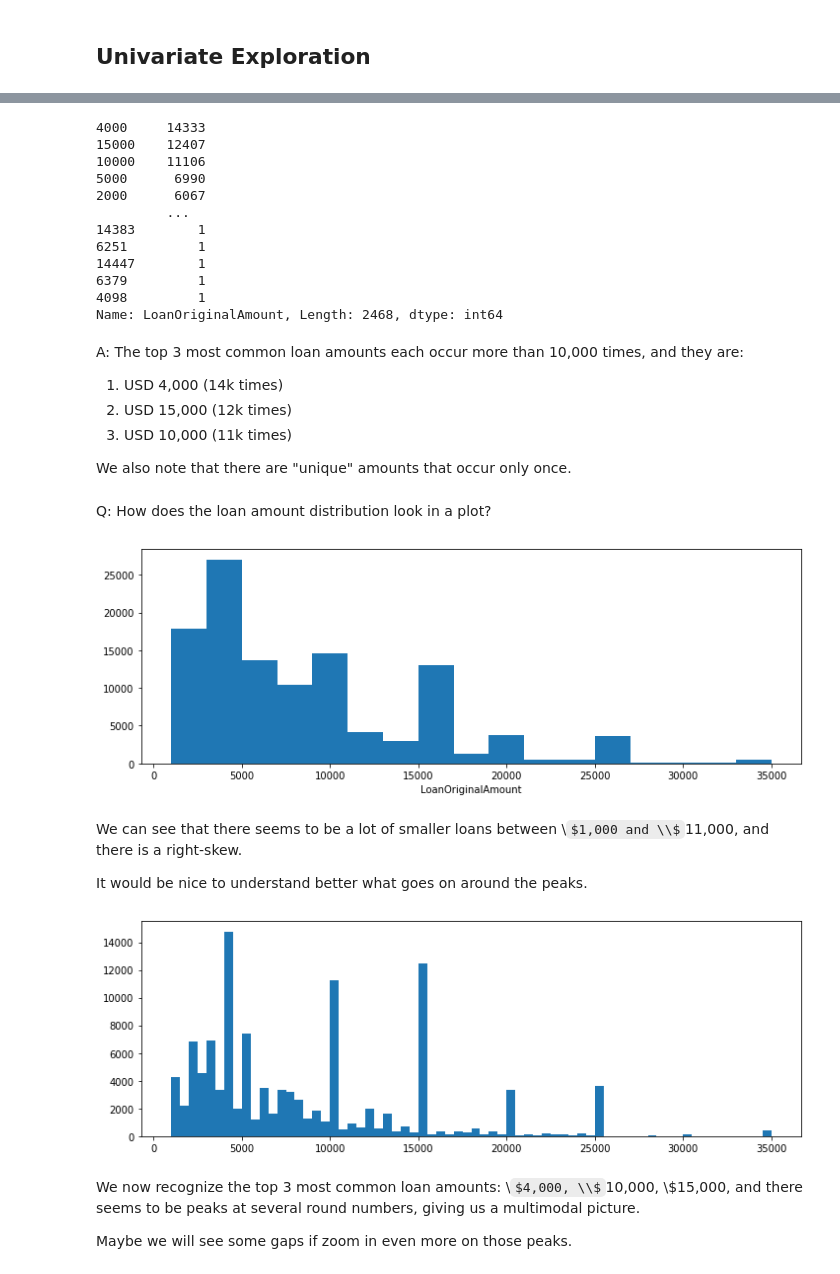
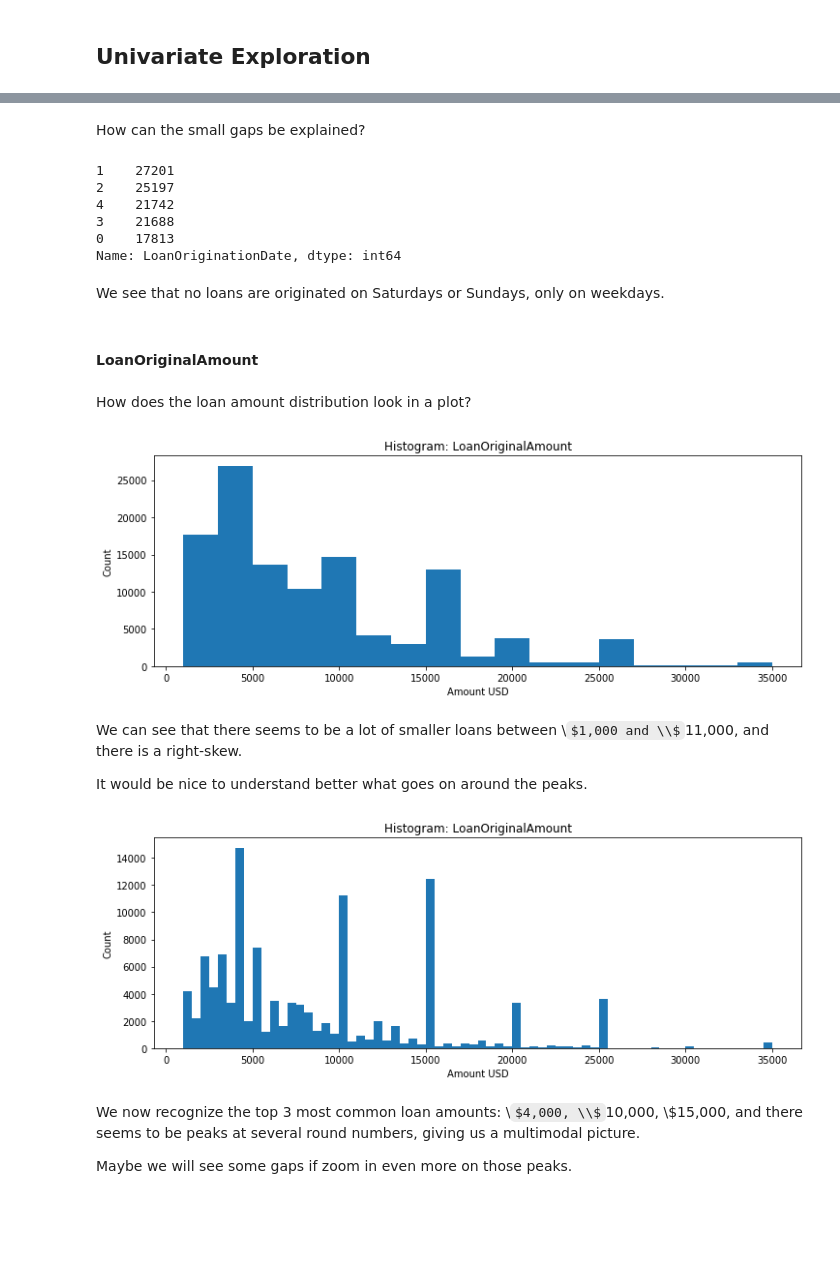
Before and after one commit to trulsmoller/communicate_data_findings, a Jupyter notebook: Exploration-of_Prosper-loan-data.ipynb, the cells around one changed output, grey strips where cells are left out. Cells and saved outputs as stored; diff of their text form; code cells hidden in the pictures; some formulas as TeX source; blank space fills up the shorter version.

```diff
--- a/Exploration-of_Prosper-loan-data.ipynb
+++ b/Exploration-of_Prosper-loan-data.ipynb
@@ -305,35 +433,32 @@ Q: What are the most common loan amounts?
+# %% [markdown]
+How can the small gaps be explained?
 # %%
-df['LoanOriginalAmount'].value_counts()
+df.LoanOriginationDate.dt.weekday.value_counts()
 # %% [output]
-4000     14333
-15000    12407
-10000    11106
-5000      6990
-2000      6067
-         ...
-14383        1
-6251         1
-14447        1
-6379         1
-4098         1
-Name: LoanOriginalAmount, Length: 2468, dtype: int64
+1    27201
+2    25197
+4    21742
+3    21688
+0    17813
+Name: LoanOriginationDate, dtype: int64
-# %% [markdown]
-A: The top 3 most common loan amounts each occur more than 10,000 times, and they are:
-1. USD 4,000 (14k times)
-2. USD 15,000 (12k times)
-3. USD 10,000 (11k times)
-
-We also note that there are "unique" amounts that occur only once.
+# %% [markdown]
+We see that no loans are originated on Saturdays or Sundays, only on weekdays.
+# %% [markdown]
+#### LoanOriginalAmount
 # %% [markdown]
-Q: How does the loan amount distribution look in a plot?
+How does the loan amount distribution look in a plot?
 # %%
 # We will use a histogram for this
 plt.figure(figsize = [12,4])
 bin_edges = np.arange(1000, df['LoanOriginalAmount'].max() + 2000, 2000)
+
 plt.hist(data = df, x = 'LoanOriginalAmount', bins = bin_edges)
-plt.xlabel('LoanOriginalAmount');
+
+plt.xlabel('Amount USD')
+plt.ylabel('Count')
+plt.title('Histogram: LoanOriginalAmount');
 # %% [output]
-[figure, old version]
+[figure, new version]
 # %% [markdown]
 We can see that there seems to be a lot of smaller loans between \\$1,000 and \\$11,000, and there is a right-skew.
 
@@ -341,10 +466,15 @@ It would be nice to understand better what goes on around the peaks.
 # %%
 # We will use a histogram again and decrease the bin width compared to last time.
 plt.figure(figsize = [12,4])
 bin_edges = np.arange(1000, df['LoanOriginalAmount'].max() + 500, 500)
-plt.hist(data = df, x = 'LoanOriginalAmount', bins = bin_edges);
+
+plt.hist(data = df, x = 'LoanOriginalAmount', bins = bin_edges)
+
+plt.xlabel('Amount USD')
+plt.ylabel('Count')
+plt.title('Histogram: LoanOriginalAmount');
 # %% [output]
-[figure, old version]
+[figure, new version]
 # %% [markdown]
 We now recognize the top 3 most common loan amounts: \\$4,000, \\$10,000, \\$15,000, and there seems to be peaks at several round numbers, giving us a multimodal picture.
 
```
Also changed, not shown: parts of 118 cells of this notebook.
